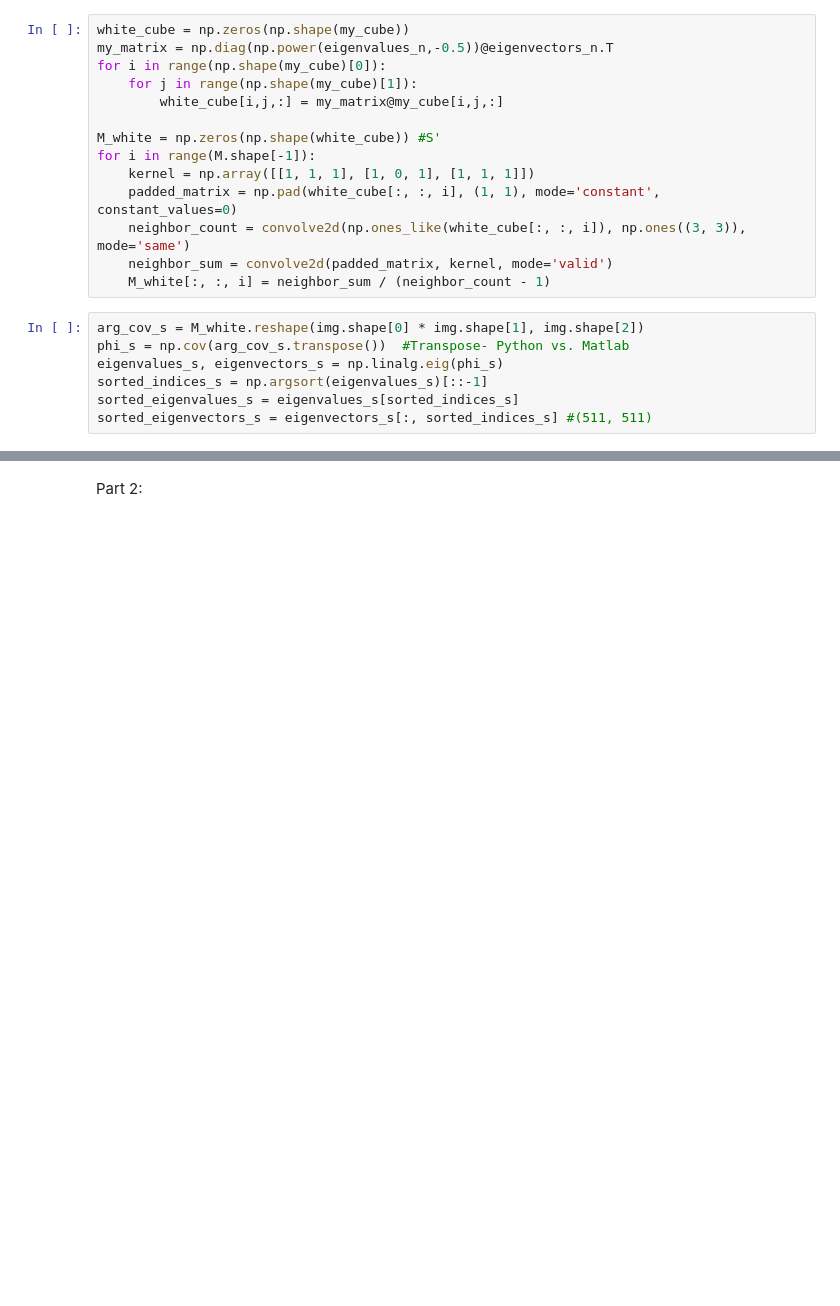
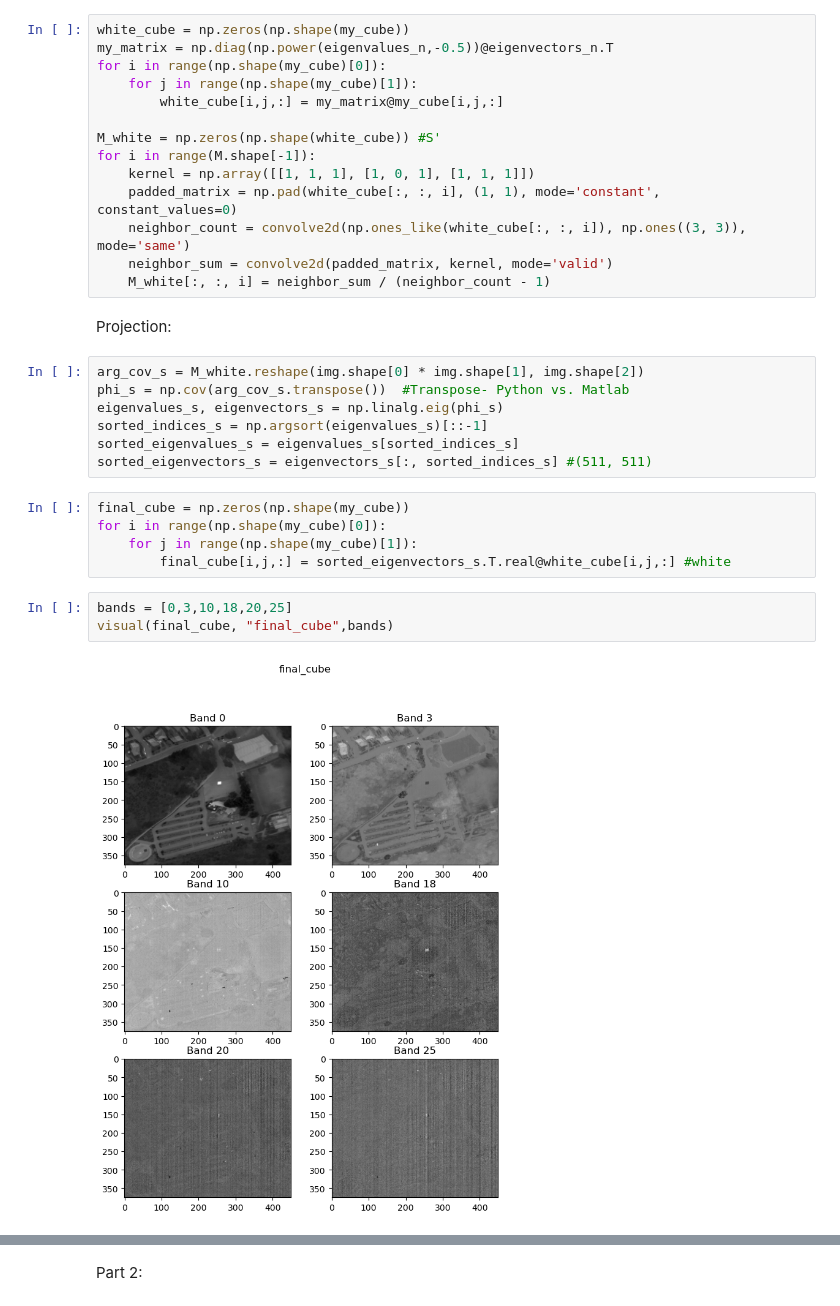
Before and after one commit to mazyaniv/Image-Processing, a Jupyter notebook: main.ipynb, the cells around one changed output, grey strips where cells are left out. Drawn from its saved outputs; the diff is of its cells as text; blank space fills up the shorter version.

```diff
--- a/main.ipynb
+++ b/main.ipynb
@@ -55,6 +57,8 @@ for i in range(M.shape[-1]):
     neighbor_count = convolve2d(np.ones_like(white_cube[:, :, i]), np.ones((3, 3)), mode='same')
     neighbor_sum = convolve2d(padded_matrix, kernel, mode='valid')
     M_white[:, :, i] = neighbor_sum / (neighbor_count - 1)
+# %% [markdown]
+Projection:
 # %%
 arg_cov_s = M_white.reshape(img.shape[0] * img.shape[1], img.shape[2])
 phi_s = np.cov(arg_cov_s.transpose())  #Transpose- Python vs. Matlab
@@ -62,6 +66,16 @@ eigenvalues_s, eigenvectors_s = np.linalg.eig(phi_s)
 sorted_indices_s = np.argsort(eigenvalues_s)[::-1]
 sorted_eigenvalues_s = eigenvalues_s[sorted_indices_s]
 sorted_eigenvectors_s = eigenvectors_s[:, sorted_indices_s] #(511, 511)
+# %%
+final_cube = np.zeros(np.shape(my_cube))
+for i in range(np.shape(my_cube)[0]):
+    for j in range(np.shape(my_cube)[1]):
+        final_cube[i,j,:] = sorted_eigenvectors_s.T.real@white_cube[i,j,:] #white
+# %%
+bands = [0,3,10,18,20,25]
+visual(final_cube, "final_cube",bands)
+# %% [output]
+[figure, added]
 # %%
 print("The 5 biggest eigenvalues of S are:", sorted_eigenvalues_s[0:5])
 print("The 5 smallest eigenvalues of S are:", sorted_eigenvalues_s[-5:])
```
Also changed, not shown: parts of 17 cells of this notebook.
